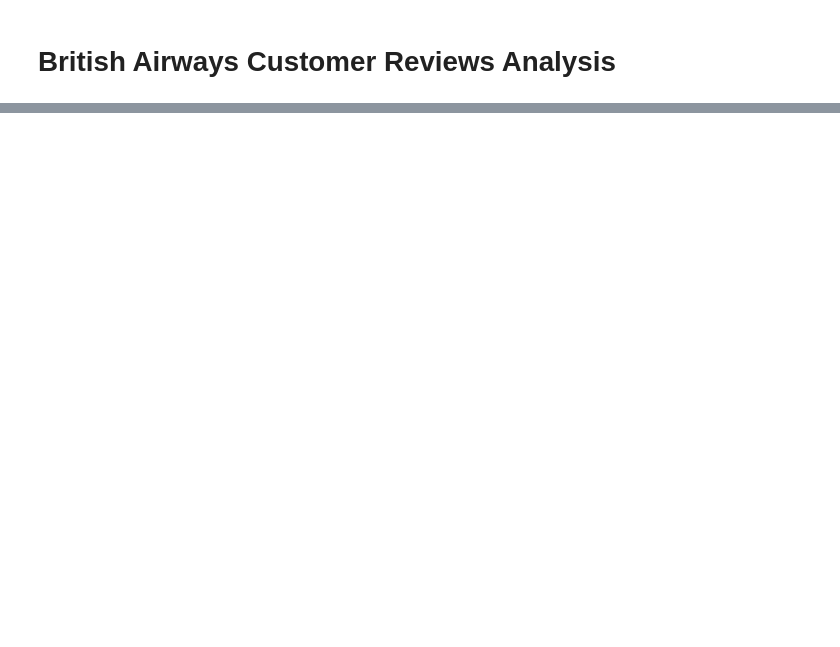
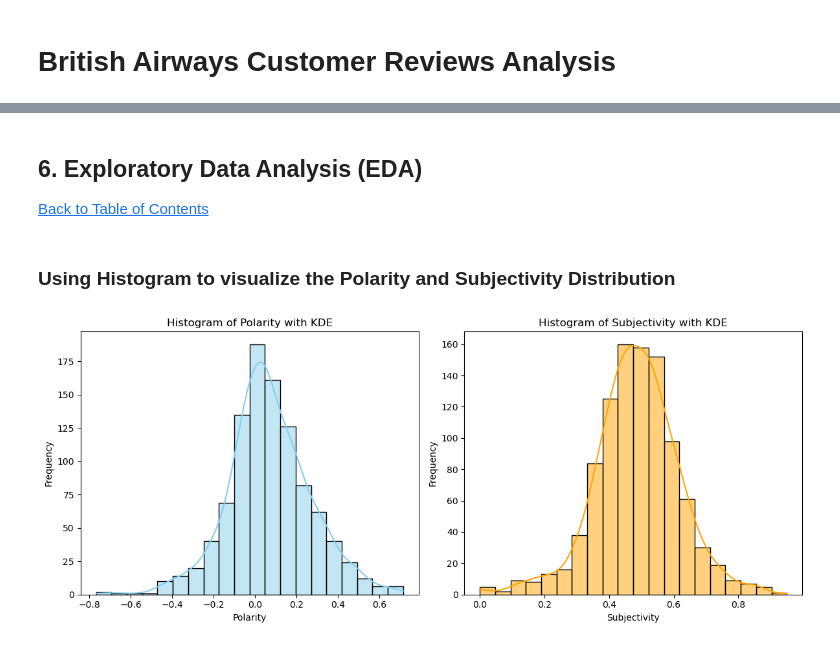
Before and after one commit to ayansammy/British-Airways-Web-Scrapping-and-Analysis-Project, a Jupyter notebook: BA_analysis.ipynb, the cells around one changed output, grey strips where cells are left out. Cells and saved outputs as stored; diff of their text form; code cells hidden in the pictures; blank space fills up the shorter version.

```diff
--- a/BA_analysis.ipynb
+++ b/BA_analysis.ipynb
@@ -143,0 +123,5 @@ I applied Latent Dirichlet Allocation (LDA) to identify underlying topics within
+# %%
+# DataFrame Creation and Column Addition
+df = pd.DataFrame()
+df["reviews"] = reviews
+df.head()
@@ -143,0 +258,5 @@ I applied Latent Dirichlet Allocation (LDA) to identify underlying topics within
+# %%
+# Create a new DataFrame 'df_new' by dropping the 'reviews' column from 'df'
+df_new = df.drop(['reviews'],
+                           axis = 1)
+df_new.head()
@@ -143,0 +310,36 @@ I applied Latent Dirichlet Allocation (LDA) to identify underlying topics within
+# %% [markdown]
+ <a id="six"></a>
+## 6. Exploratory Data Analysis (EDA)
+<a href=#cont>Back to Table of Contents</a>
+# %% [markdown]
+### Using Histogram to visualize the Polarity and Subjectivity Distribution
+# %%
+# Create subplots for both histograms
+fig, axes = plt.subplots(1,
+                         2,
+                         figsize=(12, 5))
+
+# Plot 1: Histogram of Polarity with KDE
+sns.histplot(df_new['Polarity'],
+             bins=20, kde=True,
+             color='skyblue',
+             ax=axes[0])
+axes[0].set_title('Histogram of Polarity with KDE')
+axes[0].set_xlabel('Polarity')
+axes[0].set_ylabel('Frequency')
+
+# Plot 2: Histogram of Subjectivity with KDE
+sns.histplot(df_new['Subjectivity'],
+             bins=20,
+             kde=True,
+             color='orange',
+             ax=axes[1])
+axes[1].set_title('Histogram of Subjectivity with KDE')
+axes[1].set_xlabel('Subjectivity')
+axes[1].set_ylabel('Frequency')
+
+# Adjust layout and show plots
+plt.tight_layout()
+plt.show()
+# %% [output]
+[figure, added]
```
Also changed, not shown: parts of 61 cells of this notebook, 2 other files.
